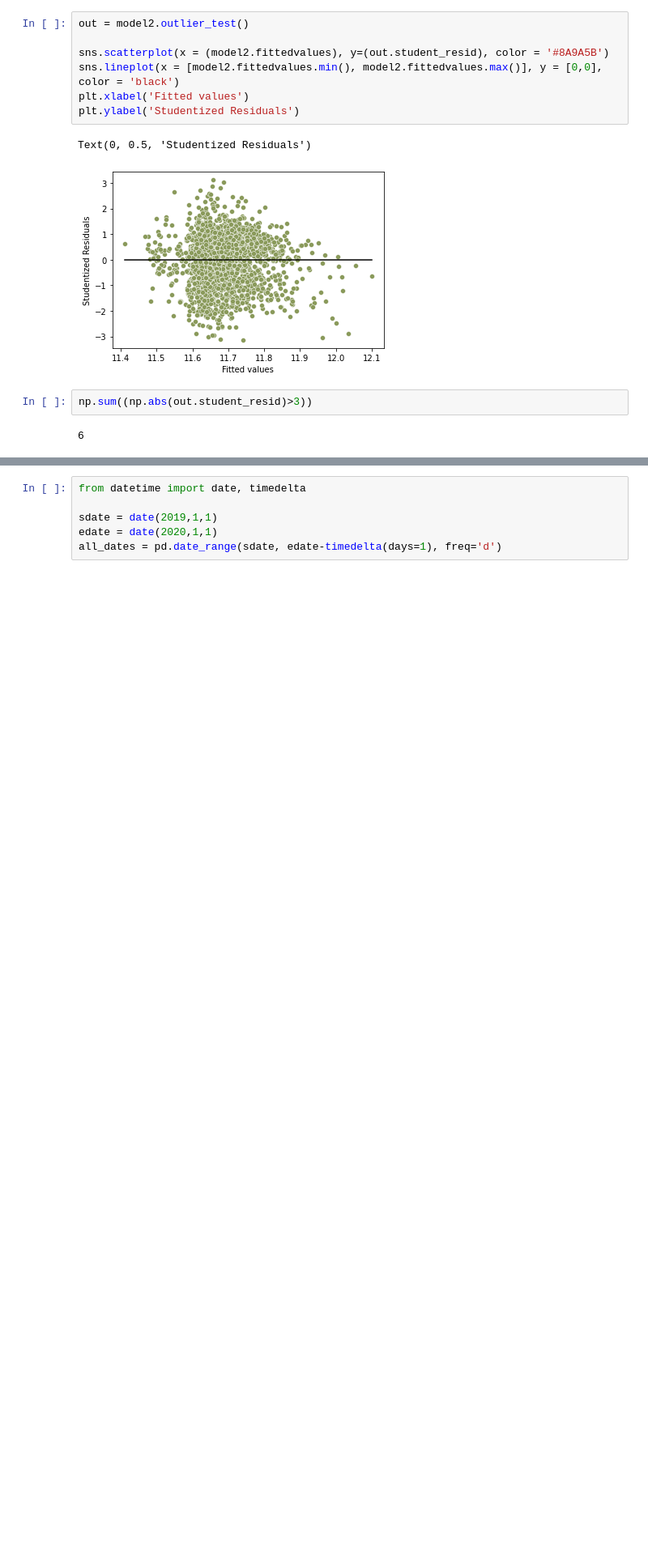
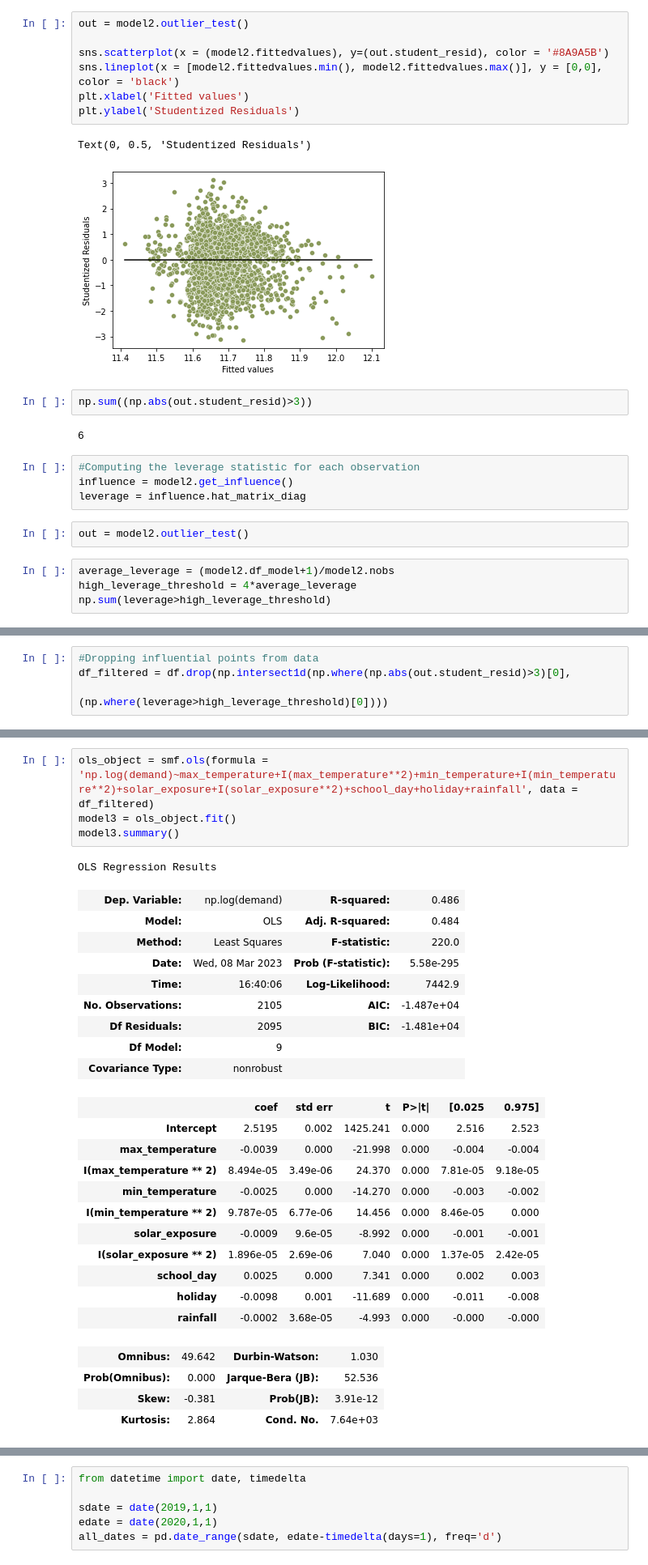
Before and after one commit to Dsl03/STAT303-2-Final-Project, a Jupyter notebook: Model Building.ipynb, the cells around one changed output, grey strips where cells are left out. Shown at 81% size. Cells and saved outputs as stored; diff of their text form; blank space fills up the shorter version.

```diff
--- a/Model Building.ipynb
+++ b/Model Building.ipynb
@@ -369,3 +341,13 @@ Text(0, 0.5, 'Studentized Residuals')
 np.sum((np.abs(out.student_resid)>3))
 # %% [output]
 6
+# %%
+#Computing the leverage statistic for each observation
+influence = model2.get_influence()
+leverage = influence.hat_matrix_diag
+# %%
+out = model2.outlier_test()
+# %%
+average_leverage = (model2.df_model+1)/model2.nobs
+high_leverage_threshold = 4*average_leverage
+np.sum(leverage>high_leverage_threshold)
@@ -371,0 +356,4 @@ np.sum((np.abs(out.student_resid)>3))
+# %%
+#Dropping influential points from data
+df_filtered = df.drop(np.intersect1d(np.where(np.abs(out.student_resid)>3)[0],
+                                           (np.where(leverage>high_leverage_threshold)[0])))
@@ -371,0 +364,30 @@ np.sum((np.abs(out.student_resid)>3))
+# %%
+ols_object = smf.ols(formula = 'np.log(demand)~max_temperature+I(max_temperature**2)+min_temperature+I(min_temperature**2)+solar_exposure+I(solar_exposure**2)+school_day+holiday+rainfall', data = df_filtered)
+model3 = ols_object.fit()
+model3.summary()
+# %% [output]
+OLS Regression Results
+| Dep. Variable: | np.log(demand) | R-squared: | 0.486 |
+| Model: | OLS | Adj. R-squared: | 0.484 |
+| Method: | Least Squares | F-statistic: | 220.0 |
+| Date: | Wed, 08 Mar 2023 | Prob (F-statistic): | 5.58e-295 |
+| Time: | 16:40:06 | Log-Likelihood: | 7442.9 |
+| No. Observations: | 2105 | AIC: | -1.487e+04 |
+| Df Residuals: | 2095 | BIC: | -1.481e+04 |
+| Df Model: | 9 |  |  |
+| Covariance Type: | nonrobust |  |  |
+|  | coef | std err | t | P>|t| | [0.025 | 0.975] |
+| Intercept | 2.5195 | 0.002 | 1425.241 | 0.000 | 2.516 | 2.523 |
+| max_temperature | -0.0039 | 0.000 | -21.998 | 0.000 | -0.004 | -0.004 |
+| I(max_temperature ** 2) | 8.494e-05 | 3.49e-06 | 24.370 | 0.000 | 7.81e-05 | 9.18e-05 |
+| min_temperature | -0.0025 | 0.000 | -14.270 | 0.000 | -0.003 | -0.002 |
+| I(min_temperature ** 2) | 9.787e-05 | 6.77e-06 | 14.456 | 0.000 | 8.46e-05 | 0.000 |
+| solar_exposure | -0.0009 | 9.6e-05 | -8.992 | 0.000 | -0.001 | -0.001 |
+| I(solar_exposure ** 2) | 1.896e-05 | 2.69e-06 | 7.040 | 0.000 | 1.37e-05 | 2.42e-05 |
+| school_day | 0.0025 | 0.000 | 7.341 | 0.000 | 0.002 | 0.003 |
+| holiday | -0.0098 | 0.001 | -11.689 | 0.000 | -0.011 | -0.008 |
+| rainfall | -0.0002 | 3.68e-05 | -4.993 | 0.000 | -0.000 | -0.000 |
+| Omnibus: | 49.642 | Durbin-Watson: | 1.030 |
+| Prob(Omnibus): | 0.000 | Jarque-Bera (JB): | 52.536 |
+| Skew: | -0.381 | Prob(JB): | 3.91e-12 |
+| Kurtosis: | 2.864 | Cond. No. | 7.64e+03 |
```
Also changed, not shown: parts of 45 cells of this notebook.
